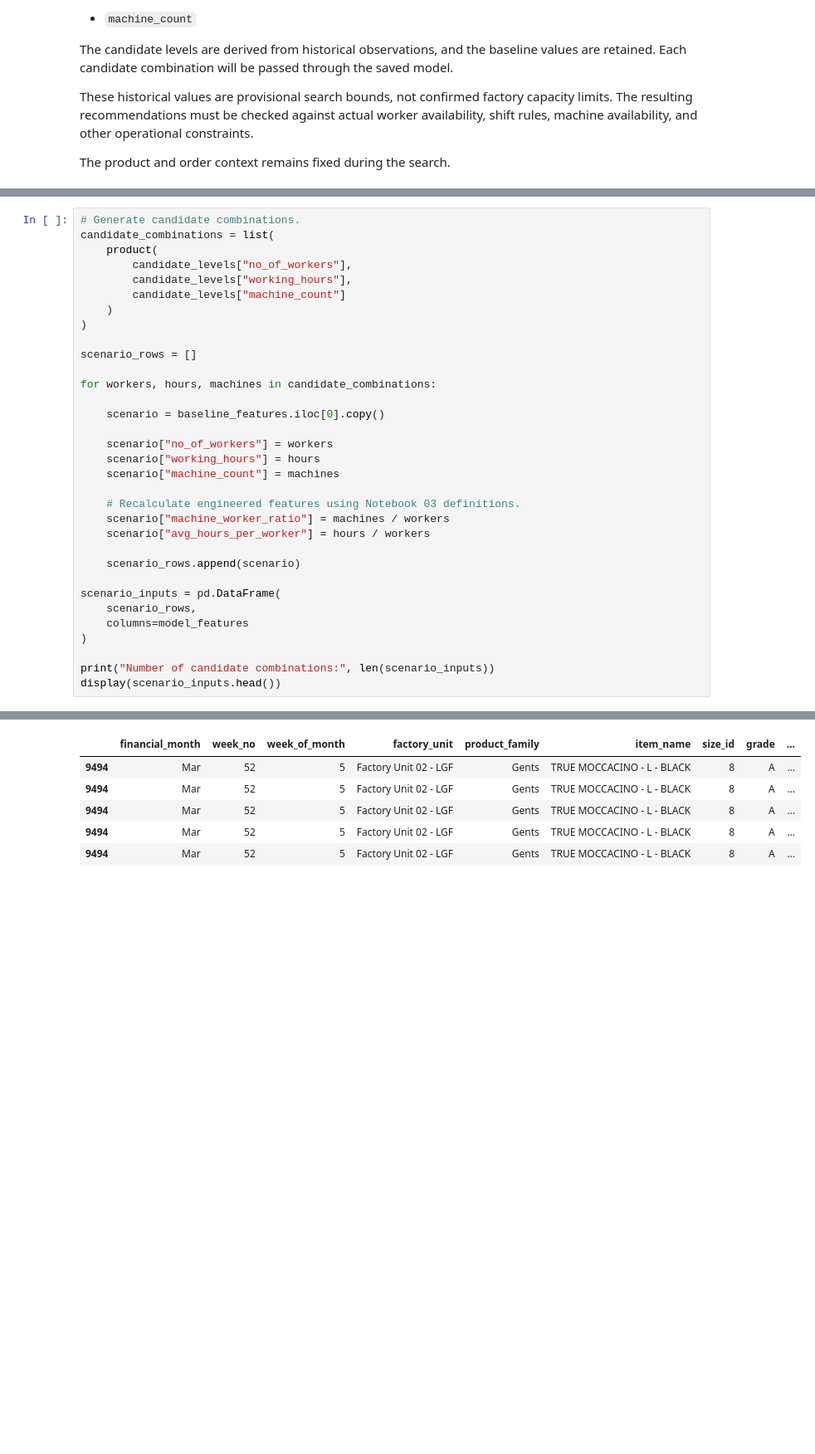
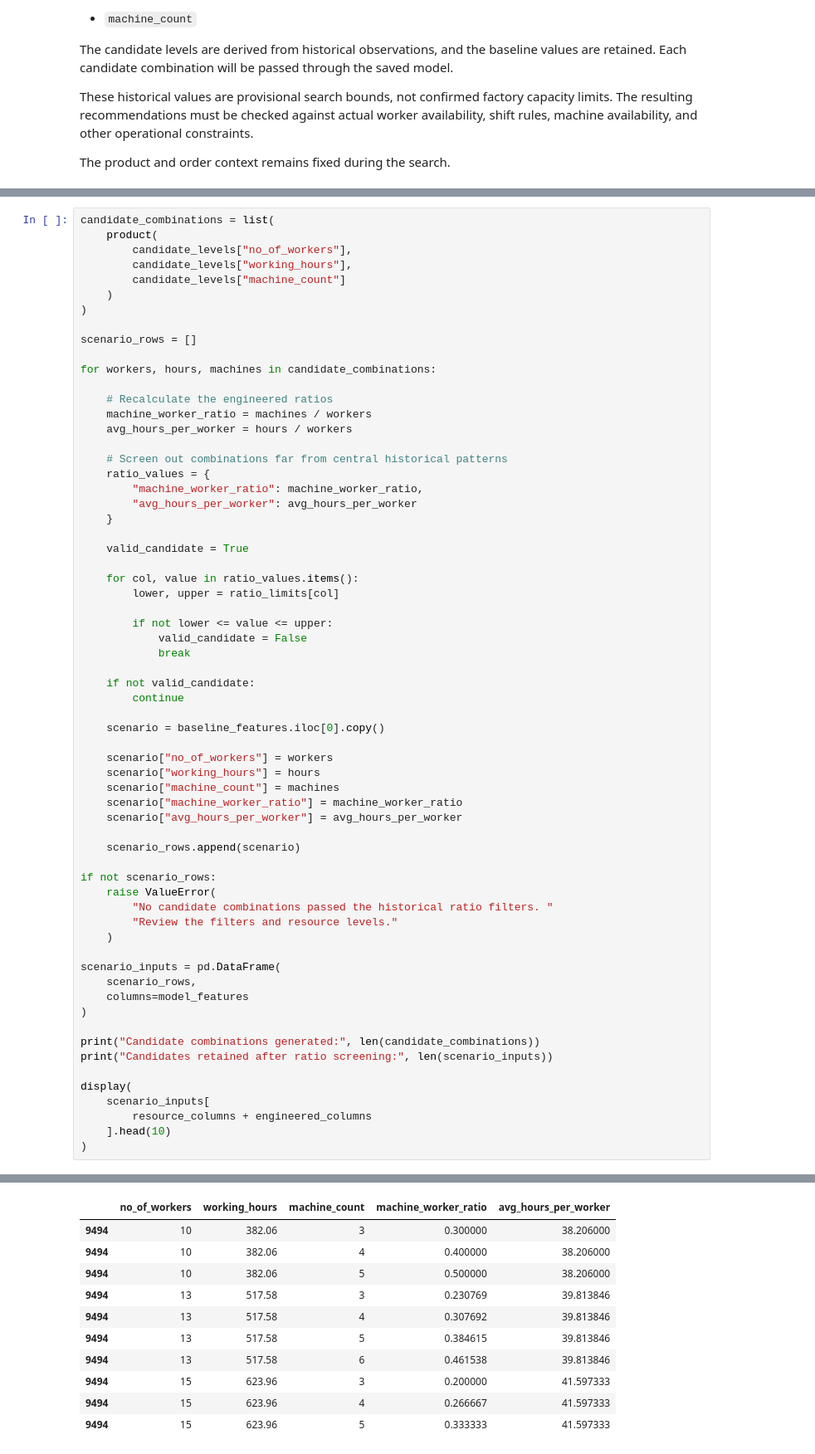
Before and after one commit to visurarodrigo/production-DI, a Jupyter notebook: notebooks/06_Prescriptive_Feature_Engineering.ipynb, the cells around one changed output, grey strips where cells are left out. Shown at 83% size. Cells and saved outputs as stored; diff of their text form; blank space fills up the shorter version.

Commit message:
notebook 6

```diff
--- a/notebooks/06_Prescriptive_Feature_Engineering.ipynb
+++ b/notebooks/06_Prescriptive_Feature_Engineering.ipynb
@@ -446,5 +442,4 @@ This is a model-based what-if analysis. The predictions do not prove that changi
 # %%
-# Generate candidate combinations.
 candidate_combinations = list(
     product(
         candidate_levels["no_of_workers"],
@@ -457,23 +452,55 @@ scenario_rows = []
 
 for workers, hours, machines in candidate_combinations:
 
+    # Recalculate the engineered ratios
+    machine_worker_ratio = machines / workers
+    avg_hours_per_worker = hours / workers
+
+    # Screen out combinations far from central historical patterns
+    ratio_values = {
+        "machine_worker_ratio": machine_worker_ratio,
+        "avg_hours_per_worker": avg_hours_per_worker
+    }
+
+    valid_candidate = True
+
+    for col, value in ratio_values.items():
+        lower, upper = ratio_limits[col]
+
+        if not lower <= value <= upper:
+            valid_candidate = False
+            break
+
+    if not valid_candidate:
+        continue
+
     scenario = baseline_features.iloc[0].copy()
 
     scenario["no_of_workers"] = workers
     scenario["working_hours"] = hours
     scenario["machine_count"] = machines
-
-    # Recalculate engineered features using Notebook 03 definitions.
-    scenario["machine_worker_ratio"] = machines / workers
-    scenario["avg_hours_per_worker"] = hours / workers
+    scenario["machine_worker_ratio"] = machine_worker_ratio
+    scenario["avg_hours_per_worker"] = avg_hours_per_worker
 
     scenario_rows.append(scenario)
+
+if not scenario_rows:
+    raise ValueError(
+        "No candidate combinations passed the historical ratio filters. "
+        "Review the filters and resource levels."
+    )
 
 scenario_inputs = pd.DataFrame(
     scenario_rows,
     columns=model_features
 )
 
-print("Number of candidate combinations:", len(scenario_inputs))
-display(scenario_inputs.head())
+print("Candidate combinations generated:", len(candidate_combinations))
+print("Candidates retained after ratio screening:", len(scenario_inputs))
+
+display(
+    scenario_inputs[
+        resource_columns + engineered_columns
+    ].head(10)
+)
 # %% [output]
@@ -481,7 +509,12 @@ Number of candidate combinations: 144
-|  | financial_month | week_no | week_of_month | factory_unit | product_family | item_name | size_id | grade | ... |
-| 9494 | Mar | 52 | 5 | Factory Unit 02 - LGF | Gents | TRUE MOCCACINO - L - BLACK | 8 | A | ... |
-| 9494 | Mar | 52 | 5 | Factory Unit 02 - LGF | Gents | TRUE MOCCACINO - L - BLACK | 8 | A | ... |
-| 9494 | Mar | 52 | 5 | Factory Unit 02 - LGF | Gents | TRUE MOCCACINO - L - BLACK | 8 | A | ... |
-| 9494 | Mar | 52 | 5 | Factory Unit 02 - LGF | Gents | TRUE MOCCACINO - L - BLACK | 8 | A | ... |
-| 9494 | Mar | 52 | 5 | Factory Unit 02 - LGF | Gents | TRUE MOCCACINO - L - BLACK | 8 | A | ... |
+|  | no_of_workers | working_hours | machine_count | machine_worker_ratio | avg_hours_per_worker |
+| 9494 | 10 | 382.06 | 3 | 0.300000 | 38.206000 |
+| 9494 | 10 | 382.06 | 4 | 0.400000 | 38.206000 |
+| 9494 | 10 | 382.06 | 5 | 0.500000 | 38.206000 |
+| 9494 | 13 | 517.58 | 3 | 0.230769 | 39.813846 |
+| 9494 | 13 | 517.58 | 4 | 0.307692 | 39.813846 |
+| 9494 | 13 | 517.58 | 5 | 0.384615 | 39.813846 |
+| 9494 | 13 | 517.58 | 6 | 0.461538 | 39.813846 |
+| 9494 | 15 | 623.96 | 3 | 0.200000 | 41.597333 |
+| 9494 | 15 | 623.96 | 4 | 0.266667 | 41.597333 |
+| 9494 | 15 | 623.96 | 5 | 0.333333 | 41.597333 |
 # %%
```
Also changed, not shown: parts of 13 cells of this notebook.
